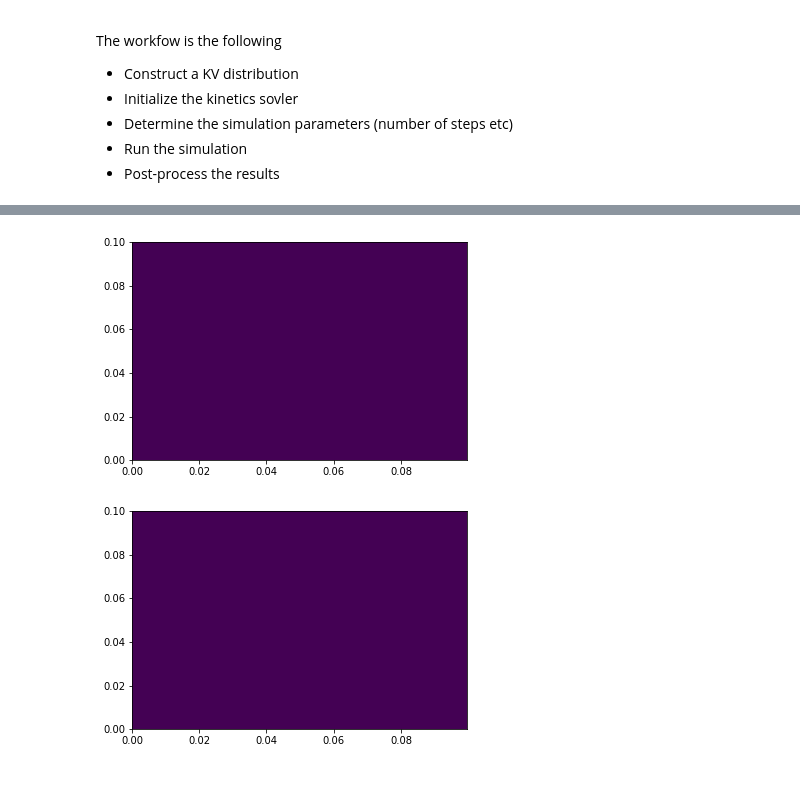
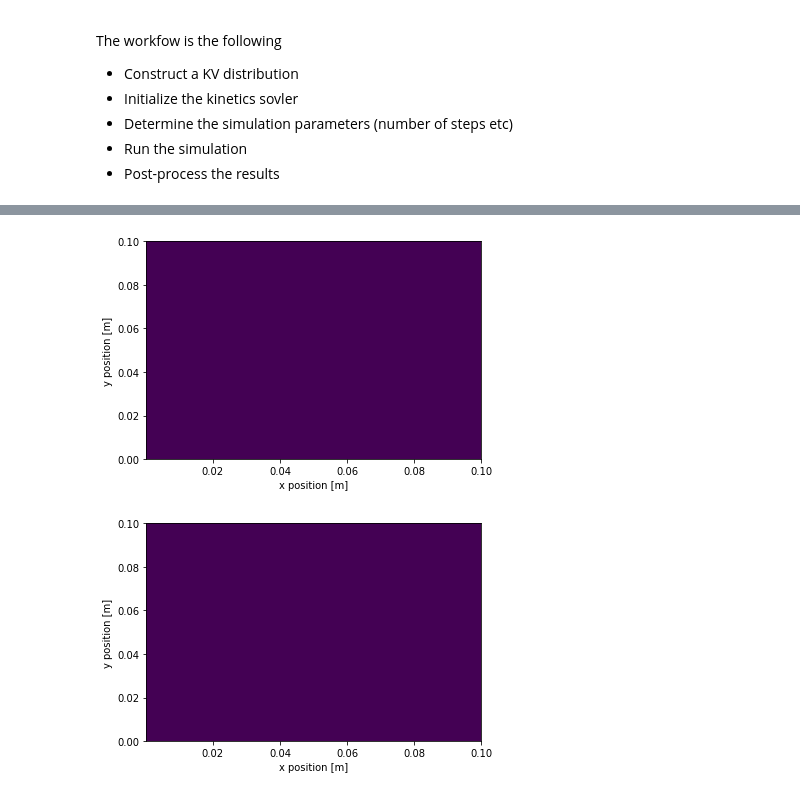
Before and after one commit to radiasoft/rsrespic, a Jupyter notebook: development/shell_gaussian_tests.ipynb, the cells around one changed output, grey strips where cells are left out. Cells and saved outputs as stored; diff of their text form; code cells hidden in the pictures.

```diff
--- a/development/shell_gaussian_tests.ipynb
+++ b/development/shell_gaussian_tests.ipynb
@@ -13,3 +9,10 @@ from scipy.constants import elementary_charge as q
+# %%
+import constants
+
+q = constants.cgs_constants['q']
+c = constants.cgs_constants['c']
+m_e = constants.cgs_constants['m_e']
+m_p = constants.cgs_constants['m_p']
 # %%
 import solvers
 import particles
@@ -27,7 +30,7 @@ The order of operations are as follows
 
 ## Particle definitions
 sigma_x = 0.05
-Q = 5.0e-9
+Q = constants.charge_mks_to_cgs(5.0e-9)
 n_particles = 5000
 
 ## Field solver parameters
@@ -108,7 +111,7 @@ The workfow is the following
 # %%
 n_particles = 10000
 L_0 = 5. * sigma_x ## Half the domain size
-L_min = L_0 / 20 ## minimum wavelength to resolve
+L_min = L_0 / 40 ## minimum wavelength to resolve
 
 E = 5.0e6
 gamma = E / 938.2720813e6 + 1.
@@ -118,7 +121,7 @@ new_distribution = particles.distribution(N = n_particles)
 new_distribution.construct_kv(r_0 = sigma_x, x0 = sigma_x, y0 = sigma_x)
 
 ## Particle distributions
-my_kv_beam = particles.particles_2D_tent(new_distribution, dx_tent = 1. * L_min, dy_tent = 1. * L_min,
+my_kv_beam = particles.particles_2D_tent(new_distribution, dx_tent = 4. * L_min, dy_tent = 4. * L_min,
     bunch_charge = Q, species_charge = q, species_mass = m_p, gamma = gamma)
 
 ## Define the fields
@@ -160,13 +175,21 @@ plt.show()
 # %%
+# Next we plot a histogram of the particles wieghted by the transverse momentum
+# This helps to visualize the beam motion
+
 plt.figure()
 plt.hist2d(my_kv_beam.x, my_kv_beam.y, weights = my_kv_beam.px, bins = 20)
+plt.xlabel('x position [m]')
+plt.ylabel('y position [m]')
 
 plt.figure()
 plt.hist2d(my_kv_beam.x, my_kv_beam.y, weights = my_kv_beam.py, bins = 20)
+plt.xlabel('x position [m]')
+plt.ylabel('y position [m]')
+
 plt.show()
 # %% [output]
-[figure, old version]
+[figure, new version]
-[figure, old version]
+[figure, new version]
 # %%
 
 
```
Also changed, not shown: parts of 10 cells of this notebook, 3 other files.
